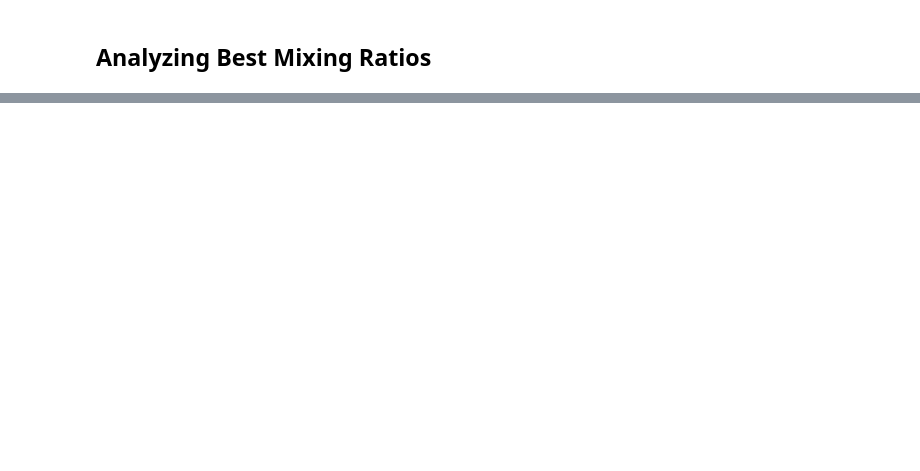
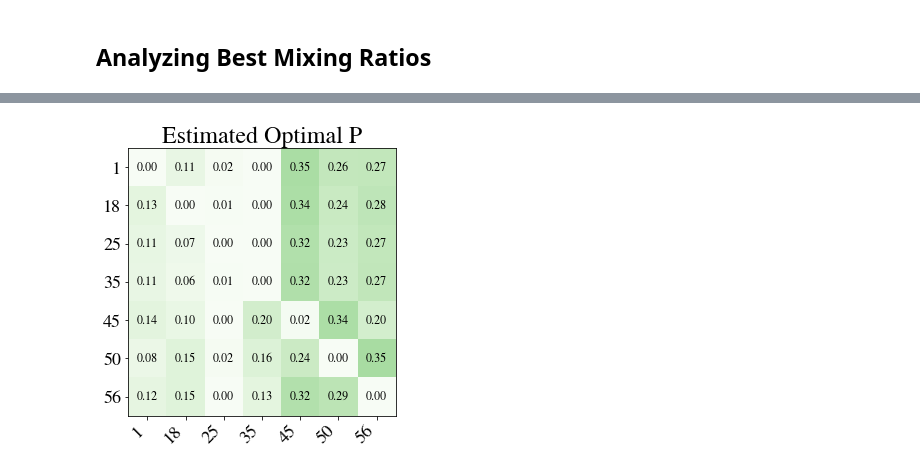
Before and after one commit to dliu18/moe-cf, a Jupyter notebook: notebooks/Random Mixing Full Base Group.ipynb, the cells around one changed output, grey strips where cells are left out. Drawn from its saved outputs; the diff is of its cells as text; code cells hidden in the pictures; blank space fills up the shorter version.

```diff
--- a/notebooks/Random Mixing Full Base Group.ipynb
+++ b/notebooks/Random Mixing Full Base Group.ipynb
@@ -104,0 +209,63 @@ for label in mixing_results_by_group:
+# %%
+estimated_ps = []
+num_training_ratios = 500
+
+for label in group_labels:
+
+    y = np.array([
+        metric_dict[metric_name]
+        for metric_dict in mixing_results_by_group[label]["validation metrics"]
+    ])
+
+    P = np.array([
+        [p[aug_label] for aug_label in group_labels]
+        for p in mixing_results_by_group[label]['validation ps']
+    ])
+
+
+    rng = np.random.default_rng()
+    training_idx = rng.choice(len(y), size=num_training_ratios, replace=False)
+
+    model = PolynomialRegressor(dim=len(group_labels), degree=2, seed=0)
+    model.fit(P[training_idx], y[training_idx], epochs=1000, verbose_every=1000, loss="mse")
+    best_p, best_val = model.find_extrema_on_simplex(steps=200, n_restarts=50, maximize=True)
+
+    estimated_ps.append(best_p)
+
+fig, ax = plt.subplots(figsize=(5,5))
+
+# Background
+n_rows = len(group_labels)
+n_cols = len(group_labels)
+
+estimated_ps = np.array(estimated_ps)
+
+ax.imshow(np.zeros_like(estimated_ps, dtype=float), cmap='gray', vmin=0, vmax=1)
+
+# Fill each cell manually
+for i in range(n_rows):
+    for j in range(n_cols):
+
+        coef = estimated_ps[i, j]
+        color = plt.cm.get_cmap("Greens")(coef)
+
+        ax.add_patch(plt.Rectangle((j - 0.5, i - 0.5), 1, 1, facecolor=color))
+
+        # Annotate numeric value
+        ax.text(j, i, f"{estimated_ps[i, j]:.2f}", ha="center", va="center", fontsize=12)
+
+# Tick settings
+ax.set_xticks(np.arange(n_cols))
+ax.set_yticks(np.arange(n_rows))
+ax.set_xticklabels(group_labels, rotation=45, ha='right')
+ax.set_yticklabels(group_labels)
+
+# Axes limits
+ax.set_xlim(-0.5, n_cols - 0.5)
+ax.set_ylim(n_rows - 0.5, -0.5)
+
+ax.set_aspect("equal")
+ax.set_title("Estimated Optimal P")
+plt.tight_layout()
+plt.show()
+# %% [output]
@@ -105,3 +286,4 @@ for label in mixing_results_by_group:
+[figure, added]
 # %%
 import pandas as pd
 
```
Also changed, not shown: parts of 9 cells of this notebook, 40 other files.
